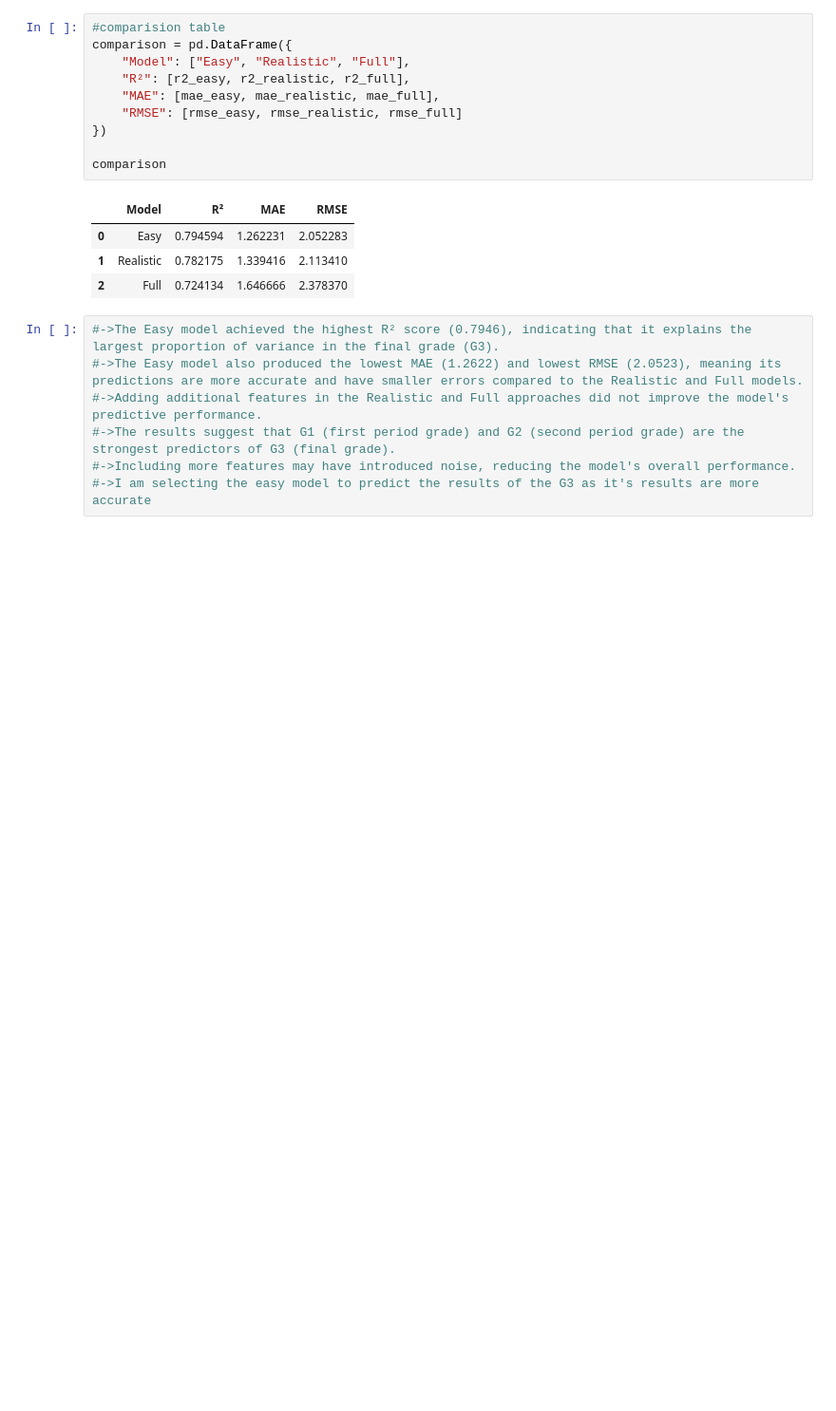
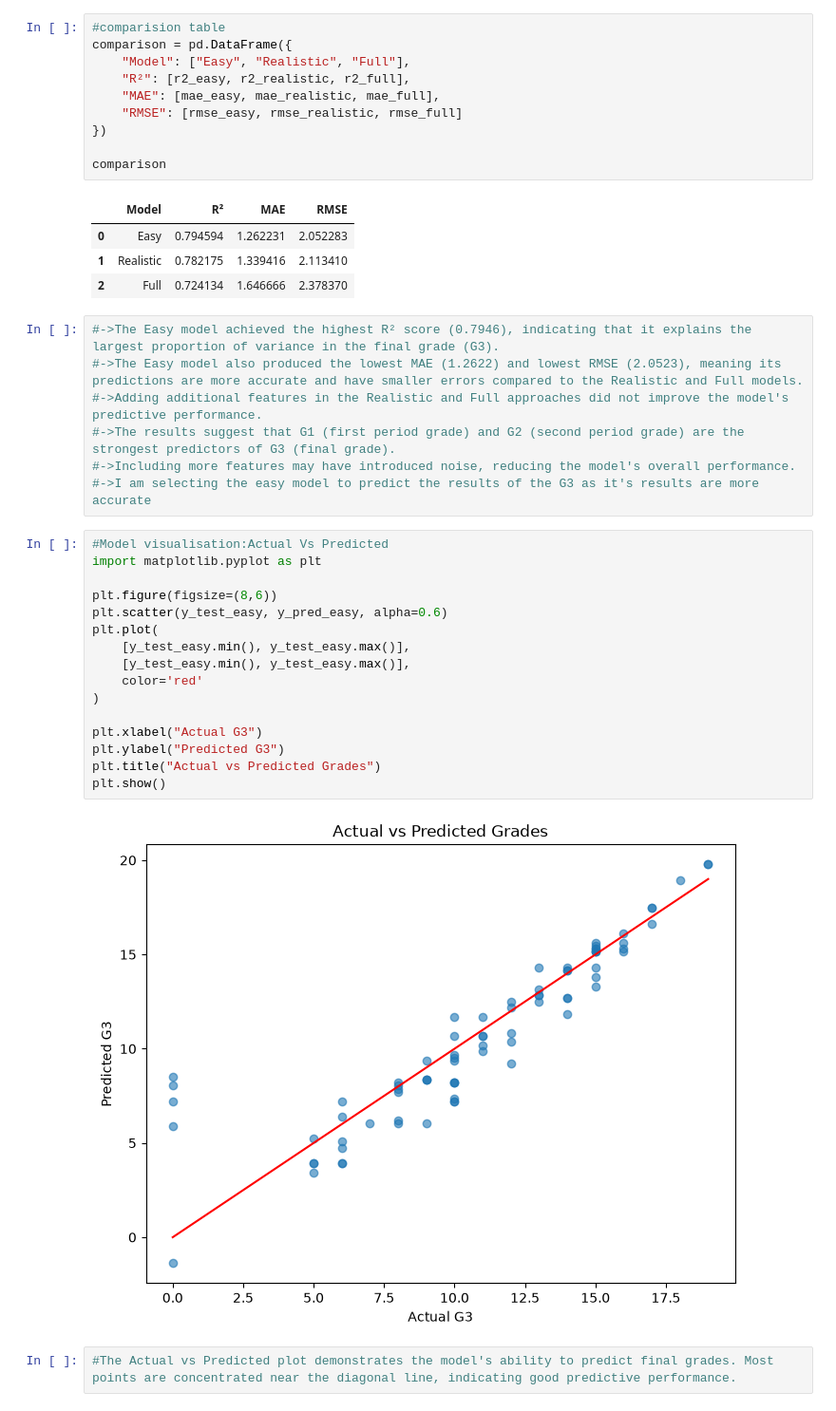
Before and after one commit to Udaykirankota32/Student-Performance-Prediction-System, a Jupyter notebook: 001_data_understanding.ipynb, the cells around one changed output. Shown at 95% size. Drawn from its saved outputs; the diff is of its cells as text; blank space fills up the shorter version.

Commit message:
feat:Model visualisation (Actual vs Predict) , Residual Analysis, Coefficients and Observation update

```diff
--- a/001_data_understanding.ipynb
+++ b/001_data_understanding.ipynb
@@ -800,3 +800,23 @@ comparison
 #->The results suggest that G1 (first period grade) and G2 (second period grade) are the strongest predictors of G3 (final grade).
 #->Including more features may have introduced noise, reducing the model's overall performance.
 #->I am selecting the easy model to predict the results of the G3 as it's results are more accurate
+# %%
+#Model visualisation:Actual Vs Predicted
+import matplotlib.pyplot as plt
+
+plt.figure(figsize=(8,6))
+plt.scatter(y_test_easy, y_pred_easy, alpha=0.6)
+plt.plot(
+    [y_test_easy.min(), y_test_easy.max()],
+    [y_test_easy.min(), y_test_easy.max()],
+    color='red'
+)
+
+plt.xlabel("Actual G3")
+plt.ylabel("Predicted G3")
+plt.title("Actual vs Predicted Grades")
+plt.show()
+# %% [output]
+[figure, added]
+# %%
+#The Actual vs Predicted plot demonstrates the model's ability to predict final grades. Most points are concentrated near the diagonal line, indicating good predictive performance.
```
Also changed, not shown: parts of 5 cells of this notebook.
